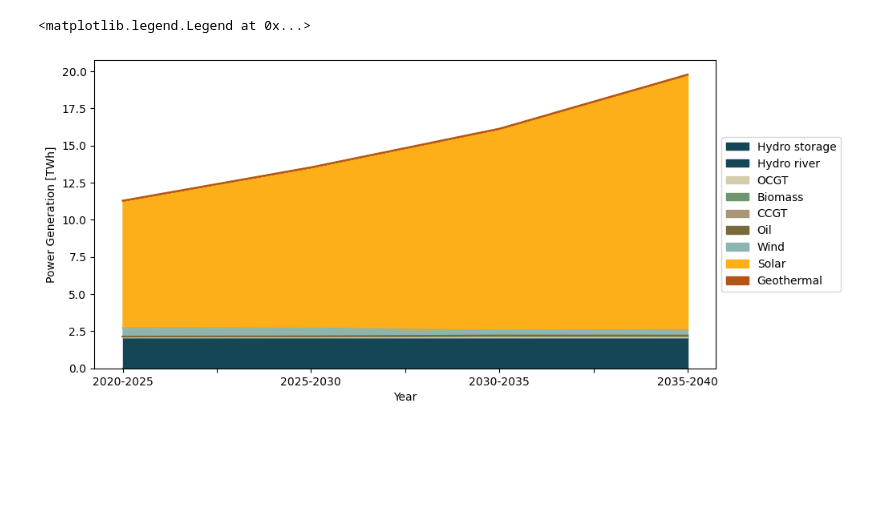
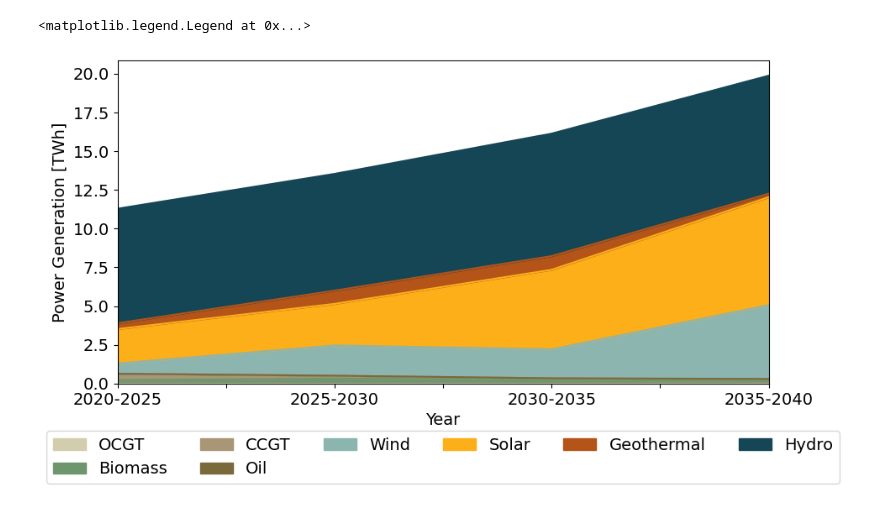
Before and after one commit to maribjorn/EMPIRE-BO, a Jupyter notebook: plot.ipynb, the cells around one changed output. Cells and saved outputs as stored; diff of their text form; code cells hidden in the pictures; blank space fills up the shorter version.

```diff
--- a/plot.ipynb
+++ b/plot.ipynb
@@ -45,8 +49,8 @@ operational_data = pd.read_csv('Results/bolivia_v1_reg' + str(lengthRegSeason) +
 # %%
 # Helper functions
 def get_colors(carriers):
-    colors = [beige2, beige3, green2, beige1, teal4, yellow, teal2, teal2, brown2]
-    color_dict = dict(zip(new_names, colors))
+    colors = [beige2, beige3, green2, beige1, teal4, yellow, teal2, brown2]
+    color_dict = dict(zip(new_names_2, colors))
     colors_new = [color_dict[carrier] for carrier in carriers]
     return colors_new
 
@@ -68,8 +72,14 @@ def open_csv(file, included_rows):
                 row_data = dict(zip(headers, values))
                 data_list.append(row_data)
     return pd.DataFrame(data_list)
+
+def rename_columns_operations(df):
+    operations_names = ['GasCCGT_MW', 'GasOCGT_MW', 'Bio_MW', 'Oilexisting_MW', 'Windonshore_MW', 'Solar_MW', 'Hydrorun-of-the-river_MW', 'Hydroregulated_MW', 'Geo_MW']
+    name_map= dict(zip(operations_names, new_names))
+    df = df.rename(columns=name_map)
+    return df
 # %%
-included_rows = [3,4,5,6]
+included_rows = [2,3,4,5,6]
 installed_cap = open_csv(file_path, included_rows)
 installed_cap.set_index('', inplace=True)
 
@@ -77,12 +87,16 @@ for column in installed_cap.columns:
     installed_cap[column] = pd.to_numeric(installed_cap[column], errors='coerce')
 
 installed_cap = rename_columns(installed_cap)
+installed_cap['Hydro'] = installed_cap['Hydro ror'] + installed_cap['Hydro storage']
+installed_cap.drop(columns=['Hydro ror', 'Hydro storage'], inplace=True)
 installed_cap.plot(kind='bar', stacked=True, figsize=(10, 6), color=get_colors(installed_cap.columns))
 
 # Adding titles and labels
-plt.title('Total installed capacity')
-plt.ylabel('Installed Capacity (MW)')
-
-# Showing the plot
+plt.ylabel('Installed Capacity (MW)', fontsize=14)
+plt.xticks(rotation = 0, fontsize=14)
+plt.yticks(fontsize=14)
+plt.grid(axis='y')
+plt.legend(loc='upper center', bbox_to_anchor=(0.5, -0.12), ncol=6, fontsize=14)
+plt.savefig('figures/InstalledCapacity.png', bbox_inches='tight')
 plt.show()
 # %% [output]
@@ -98,19 +123,23 @@ plt.show()
 # %%
 included_rows = [10,11,12,13]
 
 dispatch = open_csv(file_path, included_rows)
 dispatch.set_index('', inplace=True)
 for column in dispatch.columns:
     dispatch[column] = pd.to_numeric(dispatch[column], errors='coerce')
 
 dispatch = rename_columns(dispatch)
 dispatch /= 1000
-
-dispatch.plot.area(stacked=True, color=get_colors(dispatch.columns),figsize=(10, 5))
-plt.ylabel('Power Generation [TWh]')
-plt.xlabel('Year')
-#plt.xticks(range(len(years)), years)
-plt.legend(loc='center left', bbox_to_anchor=(1, 0.5))
+dispatch['Hydro'] = dispatch['Hydro ror'] + dispatch['Hydro storage']
+dispatch.drop(columns=['Hydro ror', 'Hydro storage'], inplace=True)
+production_plot = dispatch.plot.area(stacked=True, color=get_colors(dispatch.columns),figsize=(10, 5))
+production_plot.set_xlim(0,3)
+plt.ylabel('Power Generation [TWh]', fontsize=14)
+plt.xlabel('Year', fontsize=14)
+plt.xticks(rotation = 0, fontsize=14)
+plt.yticks(fontsize=14)
+plt.legend(loc='upper center', bbox_to_anchor=(0.5, -0.12), ncol=6, fontsize=14)
+plt.savefig('figures/Production.png', bbox_inches='tight')
 # %% [output]
 <matplotlib.legend.Legend at 0x...>
-[figure, old version]
+[figure, new version]
```
Also changed, not shown: parts of 7 cells of this notebook, 11 other files.
